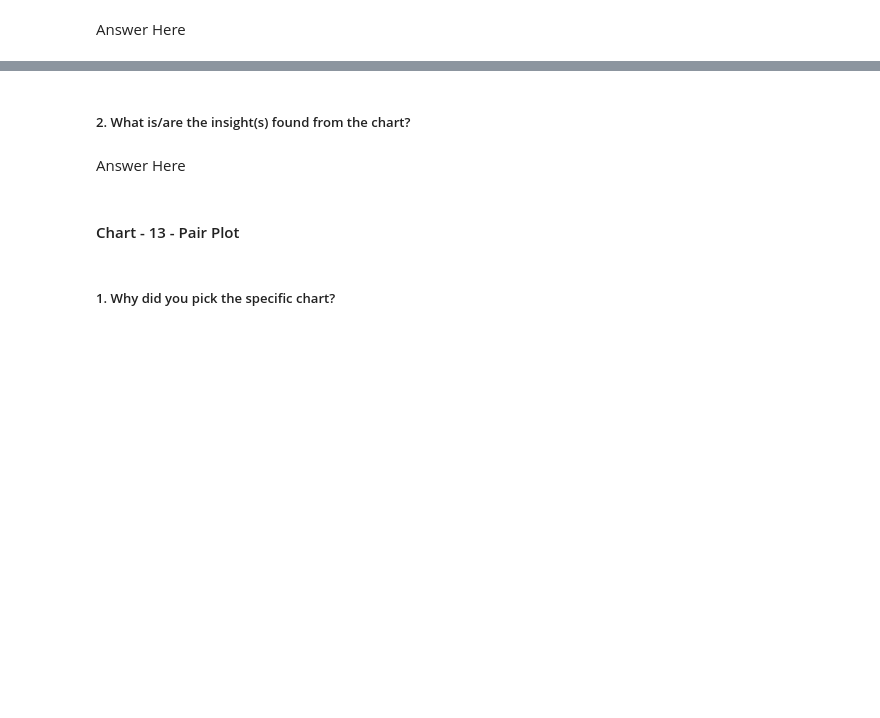
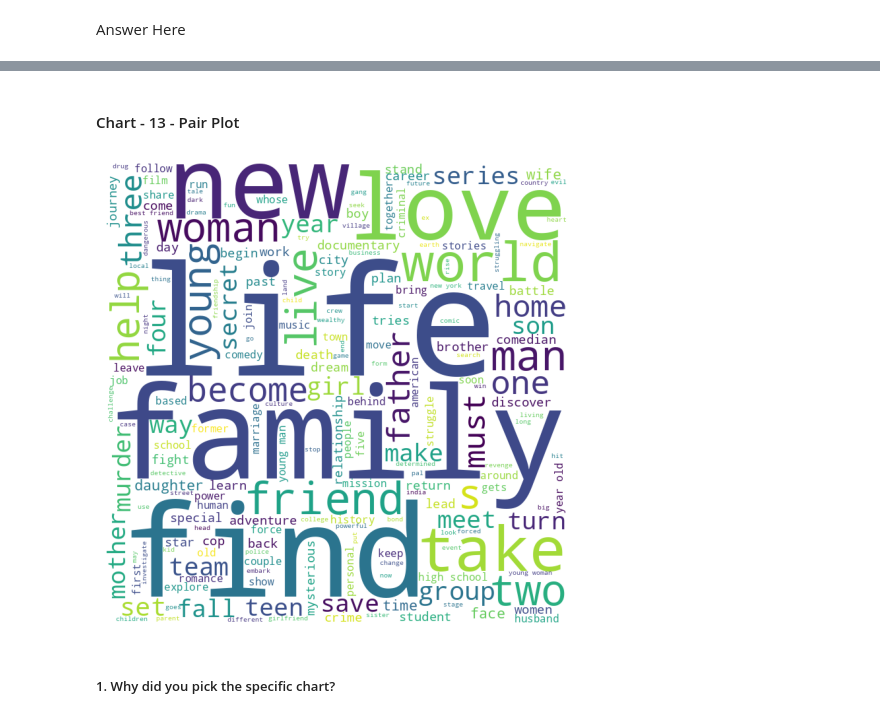
Before and after one commit to LuvMutreja/NETFLIX-MOVIES-AND-TV-SHOWS-CLUSTERING, a Jupyter notebook: Unsupervised_ML_Project_NETFLIX_MOVIES_AND_TV_SHOWS_CLUSTERING_.ipynb, the cells around one changed output, grey strips where cells are left out. Drawn from its saved outputs; the diff is of its cells as text; code cells hidden in the pictures; blank space fills up the shorter version.

```diff
--- a/Unsupervised_ML_Project_NETFLIX_MOVIES_AND_TV_SHOWS_CLUSTERING_.ipynb
+++ b/Unsupervised_ML_Project_NETFLIX_MOVIES_AND_TV_SHOWS_CLUSTERING_.ipynb
@@ -542,6 +554,2 @@ Answer Here.
-# %% [markdown]
-##### 2. What is/are the insight(s) found from the chart?
-# %% [markdown]
-Answer Here
 # %% [markdown]
 #### Chart - 13 - Pair Plot
@@ -550,3 +556,20 @@ Answer Here
+# %%
+words=''
+stopwords= set(STOPWORDS)
+for value in dataset['description'].values:
+  value=str(value)
+  tokens=value.split()
+  for i in range(len(tokens)):
+    tokens[i]=tokens[i].lower()
+  words= words + ' '.join(tokens)+' '
+# %%
+# visualization code
+wordcloud= WordCloud(width=700,height=700,background_color='white',stopwords=stopwords,min_font_size=10).generate(words)
+plt.imshow(wordcloud)
+plt.axis('off')
+plt.show()
+# %% [output]
+[figure, added]
 # %% [markdown]
 ##### 1. Why did you pick the specific chart?
 # %% [markdown]
```
Also changed, not shown: parts of 47 cells of this notebook.
